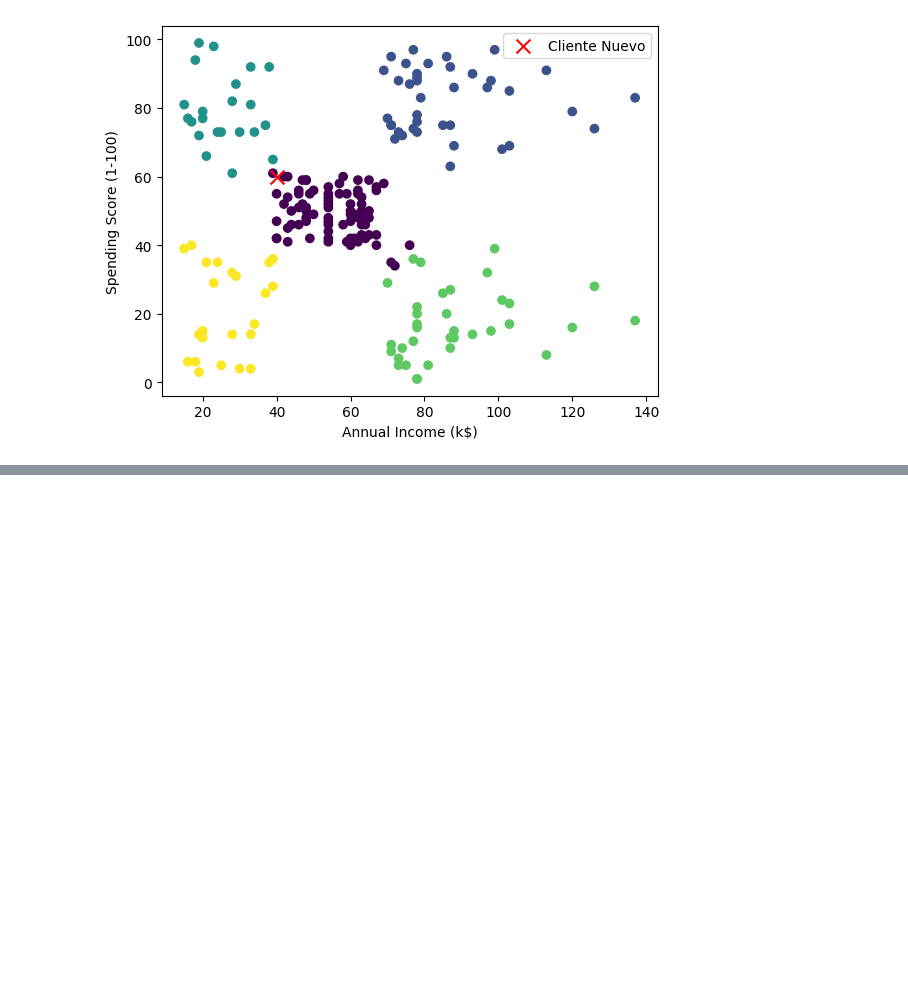
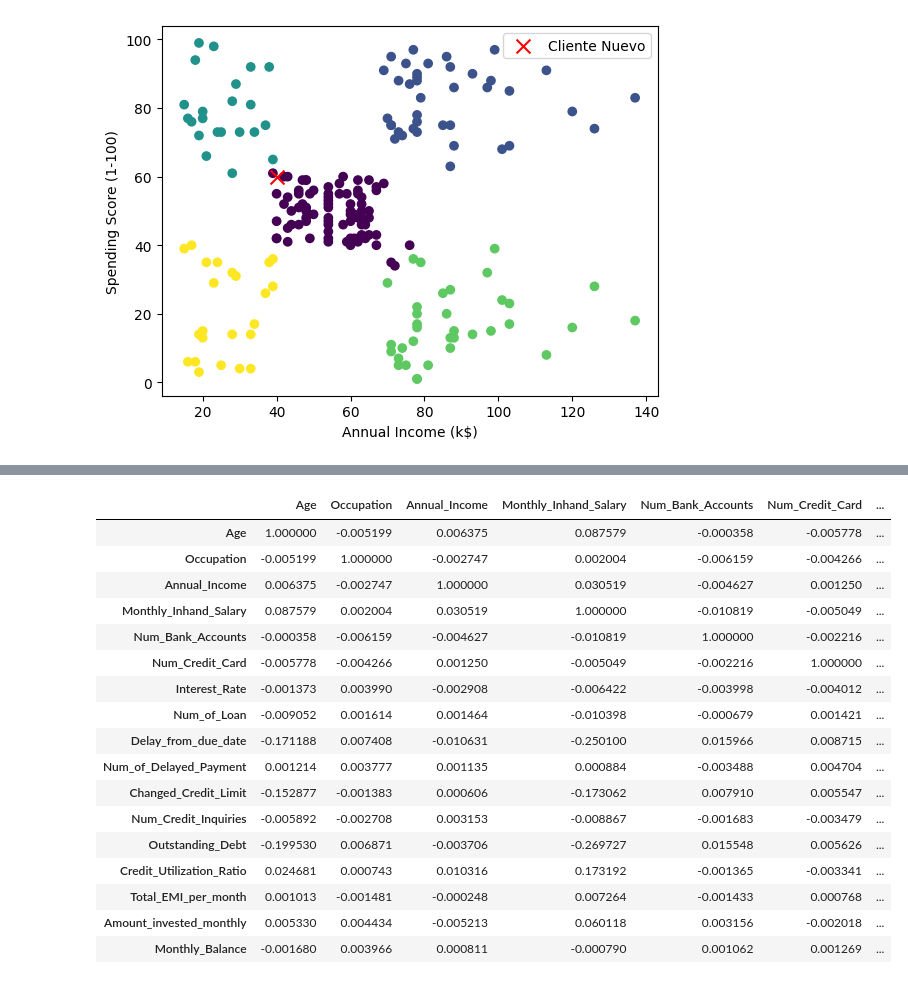
Before and after one commit to ChrisJavier/UIDE_3_WorkGroupDataMinning, a Jupyter notebook: Week02/ClassExercise/Exercise01.ipynb, the cells around one changed output, grey strips where cells are left out. Saved outputs shown, nothing was run; the diff lists cells and outputs as text; code cells hidden in the pictures; blank space fills up the shorter version.

```diff
--- a/Week02/ClassExercise/Exercise01.ipynb
+++ b/Week02/ClassExercise/Exercise01.ipynb
@@ -425,0 +643,3 @@ plt.show()
+# %%
+# Eliminamos los registros con valores NaN en la columna 'Occupation'
+data.dropna(subset=['Occupation'], inplace=True)
@@ -425,0 +687,13 @@ plt.show()
+# %%
+from sklearn.preprocessing import StandardScaler
+
+# Limpiar y convertir 'Annual_Income' a tipo numérico
+data['Annual_Income'] = data['Annual_Income'].replace('[^0-9.]', '', regex=True).astype(float)
+
+# Limpiar y convertir 'Outstanding_Debt' a tipo numérico
+data['Outstanding_Debt'] = data['Outstanding_Debt'].replace('[^0-9.]', '', regex=True).astype(float)
+
+scaler = StandardScaler()
+data_scaled = scaler.fit_transform(data[['Annual_Income', 'Monthly_Inhand_Salary', 'Outstanding_Debt']])
+
+data.info()
@@ -425,0 +718,44 @@ plt.show()
+# %%
+# Lista de columnas que necesitan limpieza y conversión a numérico
+columns_to_clean = [
+    'Num_of_Loan',
+    'Num_of_Delayed_Payment',
+    'Changed_Credit_Limit',
+    'Amount_invested_monthly',
+    'Monthly_Balance'
+]
+
+for col in columns_to_clean:
+    # Rellenar NaN temporales si la columna podría contenerlos antes de la limpieza
+    # Aunque el .replace por regex ya lo manejaría bien con NaN
+    if data[col].dtype == 'object':
+        # Eliminar cualquier carácter que no sea dígito, punto o guion (para números negativos)
+        data[col] = data[col].astype(str).str.replace('[^0-9.-]', '', regex=True)
+        # Convertir a float y manejar errores con coerce, los errores se convertirán en NaN
+        data[col] = pd.to_numeric(data[col], errors='coerce')
+    # Rellenar los NaN resultantes de la conversión o preexistentes con la media de la columna
+    data[col] = data[col].fillna(data[col].mean())
+
+# Ahora que las columnas problemáticas han sido limpiadas y convertidas a tipo numérico,
+# podemos calcular la matriz de correlación.
+correlation = data.corr(numeric_only=True)
+correlation
+# %% [output]
+|  | Age | Occupation | Annual_Income | Monthly_Inhand_Salary | Num_Bank_Accounts | Num_Credit_Card | ... |
+| Age | 1.000000 | -0.005199 | 0.006375 | 0.087579 | -0.000358 | -0.005778 | ... |
+| Occupation | -0.005199 | 1.000000 | -0.002747 | 0.002004 | -0.006159 | -0.004266 | ... |
+| Annual_Income | 0.006375 | -0.002747 | 1.000000 | 0.030519 | -0.004627 | 0.001250 | ... |
+| Monthly_Inhand_Salary | 0.087579 | 0.002004 | 0.030519 | 1.000000 | -0.010819 | -0.005049 | ... |
+| Num_Bank_Accounts | -0.000358 | -0.006159 | -0.004627 | -0.010819 | 1.000000 | -0.002216 | ... |
+| Num_Credit_Card | -0.005778 | -0.004266 | 0.001250 | -0.005049 | -0.002216 | 1.000000 | ... |
+| Interest_Rate | -0.001373 | 0.003990 | -0.002908 | -0.006422 | -0.003998 | -0.004012 | ... |
+| Num_of_Loan | -0.009052 | 0.001614 | 0.001464 | -0.010398 | -0.000679 | 0.001421 | ... |
+| Delay_from_due_date | -0.171188 | 0.007408 | -0.010631 | -0.250100 | 0.015966 | 0.008715 | ... |
+| Num_of_Delayed_Payment | 0.001214 | 0.003777 | 0.001135 | 0.000884 | -0.003488 | 0.004704 | ... |
+| Changed_Credit_Limit | -0.152877 | -0.001383 | 0.000606 | -0.173062 | 0.007910 | 0.005547 | ... |
+| Num_Credit_Inquiries | -0.005892 | -0.002708 | 0.003153 | -0.008867 | -0.001683 | -0.003479 | ... |
+| Outstanding_Debt | -0.199530 | 0.006871 | -0.003706 | -0.269727 | 0.015548 | 0.005626 | ... |
+| Credit_Utilization_Ratio | 0.024681 | 0.000743 | 0.010316 | 0.173192 | -0.001365 | -0.003341 | ... |
+| Total_EMI_per_month | 0.001013 | -0.001481 | -0.000248 | 0.007264 | -0.001433 | 0.000768 | ... |
+| Amount_invested_monthly | 0.005330 | 0.004434 | -0.005213 | 0.060118 | 0.003156 | -0.002018 | ... |
+| Monthly_Balance | -0.001680 | 0.003966 | 0.000811 | -0.000790 | 0.001062 | 0.001269 | ... |
```
Also changed, not shown: parts of 24 cells of this notebook.
